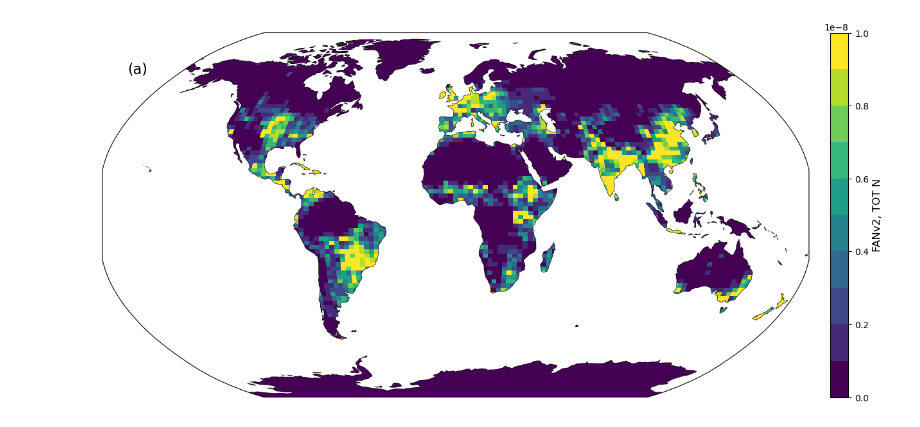
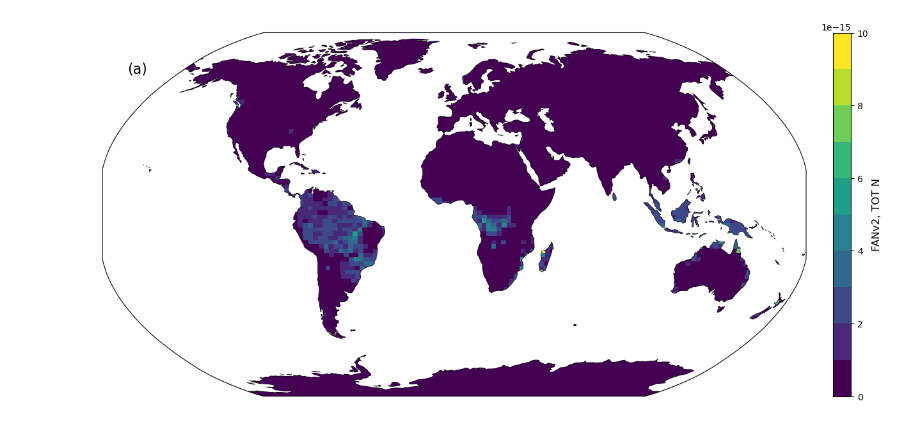
Before and after one commit to jinmuluo/pymaps, a Jupyter notebook: global_plot.ipynb, the cells around one changed output. Drawn from its saved outputs; the diff is of its cells as text; code cells hidden in the pictures.

Commit message:
update of graph

```diff
--- a/global_plot.ipynb
+++ b/global_plot.ipynb
@@ -7,7 +7,7 @@ from cartopy.util import add_cyclic_point
 import copy
 import xarray as xr
 # %%
-ds = xr.open_dataset("/glade/scratch/jinmuluo/archive/one_year/lnd/hist/fanv3_debugging.clm2.h0.2000-05.nc")
+ds = xr.open_dataset("/glade/scratch/jinmuluo/archive/one_month/lnd/hist/fanv3_debugging.clm2.h2.2000-01.nc")
 # %%
 def map_function(da, cb=0, cmap='viridis', panel=None,  ax=None, title=None, vmax=None, vmin=None, units=None,nbins=200):
     "a function to make one subplot"
@@ -38,14 +38,14 @@ def map_function(da, cb=0, cmap='viridis', panel=None,  ax=None, title=None, vma
         cbar = fig.colorbar(im, ax=ax,pad=0.02, fraction = 0.05, orientation='vertical')
         cbar.set_label(units,size=12)#,weight='bold')
 # %%
-var="MANURE_NITRITE_TO_SOIL"
+var="N2O_DENITRIFY_TOTAL"
 i = 0
 fig, axes = plt.subplots(nrows=1, ncols=1, figsize=(13,6), constrained_layout=True, subplot_kw=dict(projection=ccrs.Robinson()))
 for index, ax in np.ndenumerate(axes):
     if i == 0:
         plotData = ds[var].isel(time=0)
-        map_function(plotData, ax=ax,cb=2, panel='(a)', nbins=10, vmax=1e-8,vmin=0, units='FANv2, TOT N')
+        map_function(plotData, ax=ax,cb=2, panel='(a)', nbins=10, vmax=1e-14, vmin=0, units='FANv2, TOT N')
 
     i = i+1
 # %% [output]
-[figure, old version]
+[figure, new version]
```
